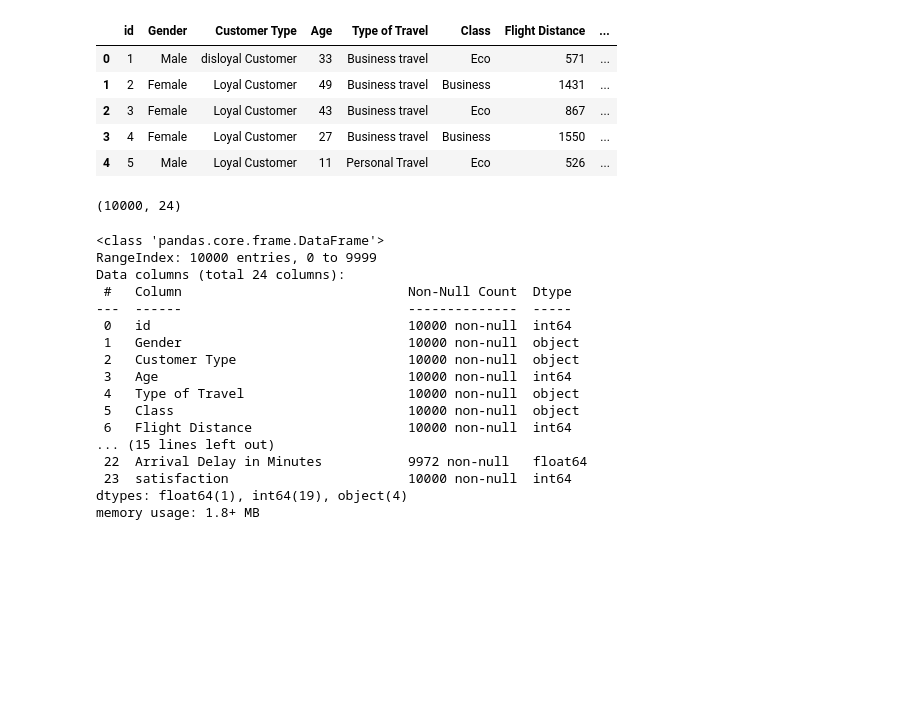
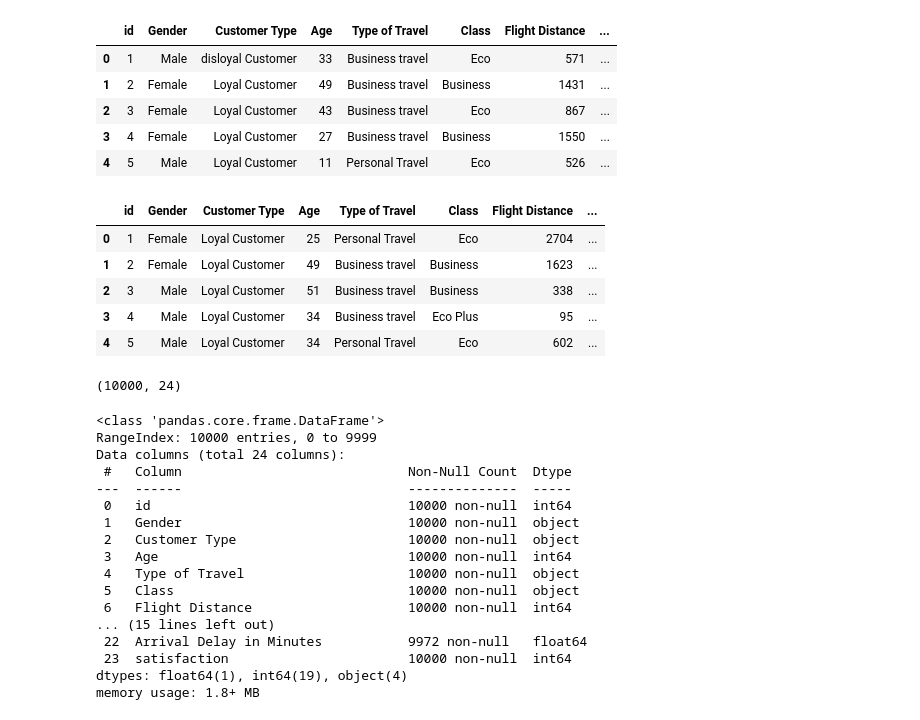
Before and after one commit to mirodil1/Flight-Price-Prediction, a Jupyter notebook: airline-passenger-satisfication.ipynb, the cells around one changed output. Drawn from its saved outputs; the diff is of its cells as text; code cells hidden in the pictures; blank space fills up the shorter version.

```diff
--- a/airline-passenger-satisfication.ipynb
+++ b/airline-passenger-satisfication.ipynb
@@ -47,6 +47,16 @@ train_data.head()
 | 2 | 3 | Female | Loyal Customer | 43 | Business travel | Eco | 867 | ... |
 | 3 | 4 | Female | Loyal Customer | 27 | Business travel | Business | 1550 | ... |
 | 4 | 5 | Male | Loyal Customer | 11 | Personal Travel | Eco | 526 | ... |
+# %%
+test_data = load_dataset("./", "test_dataset.csv")
+test_data.head()
+# %% [output]
+|  | id | Gender | Customer Type | Age | Type of Travel | Class | Flight Distance | ... |
+| 0 | 1 | Female | Loyal Customer | 25 | Personal Travel | Eco | 2704 | ... |
+| 1 | 2 | Female | Loyal Customer | 49 | Business travel | Business | 1623 | ... |
+| 2 | 3 | Male | Loyal Customer | 51 | Business travel | Business | 338 | ... |
+| 3 | 4 | Male | Loyal Customer | 34 | Business travel | Eco Plus | 95 | ... |
+| 4 | 5 | Male | Loyal Customer | 34 | Personal Travel | Eco | 602 | ... |
 # %%
 train_data.shape
 # %% [output]
```
Also changed, not shown: parts of 23 cells of this notebook.
